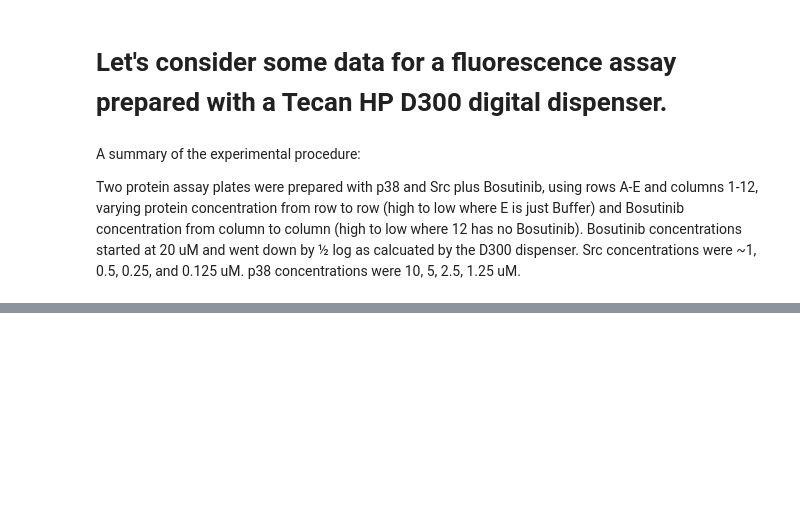
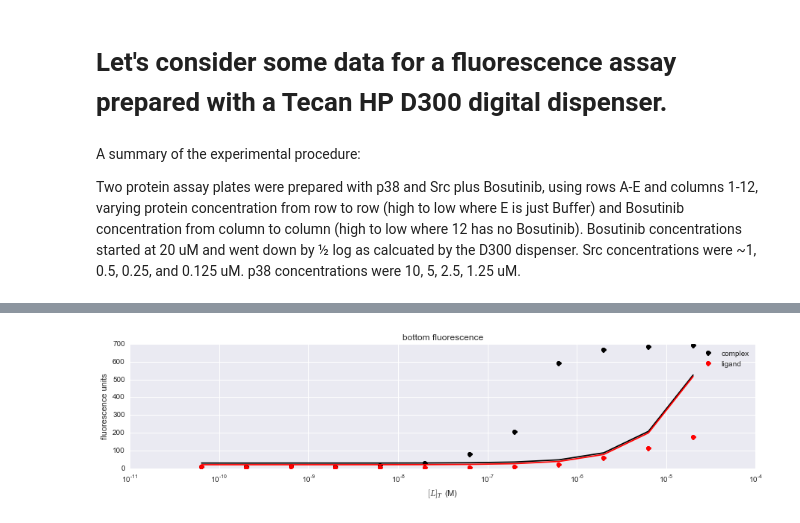
Before and after one commit to choderalab/assaytools, a Jupyter notebook: examples/fluorescence-binding-assay/fitting-fluorescence-scans.ipynb, the cells around one changed output, grey strips where cells are left out. Saved outputs shown, nothing was run; the diff lists cells and outputs as text; code cells hidden in the pictures; blank space fills up the shorter version.

```diff
--- a/examples/fluorescence-binding-assay/fitting-fluorescence-scans.ipynb
+++ b/examples/fluorescence-binding-assay/fitting-fluorescence-scans.ipynb
@@ -313,0 +81,4 @@ plt.axis([Lstated.min(), Lstated.max(), 0, 1]);
+# %%
+figure = plots.plot_measurements(Lstated, Pstated, pymc_model, map=map)
+# %% [output]
+[figure, added]
```
Also changed, not shown: parts of 44 cells of this notebook.
